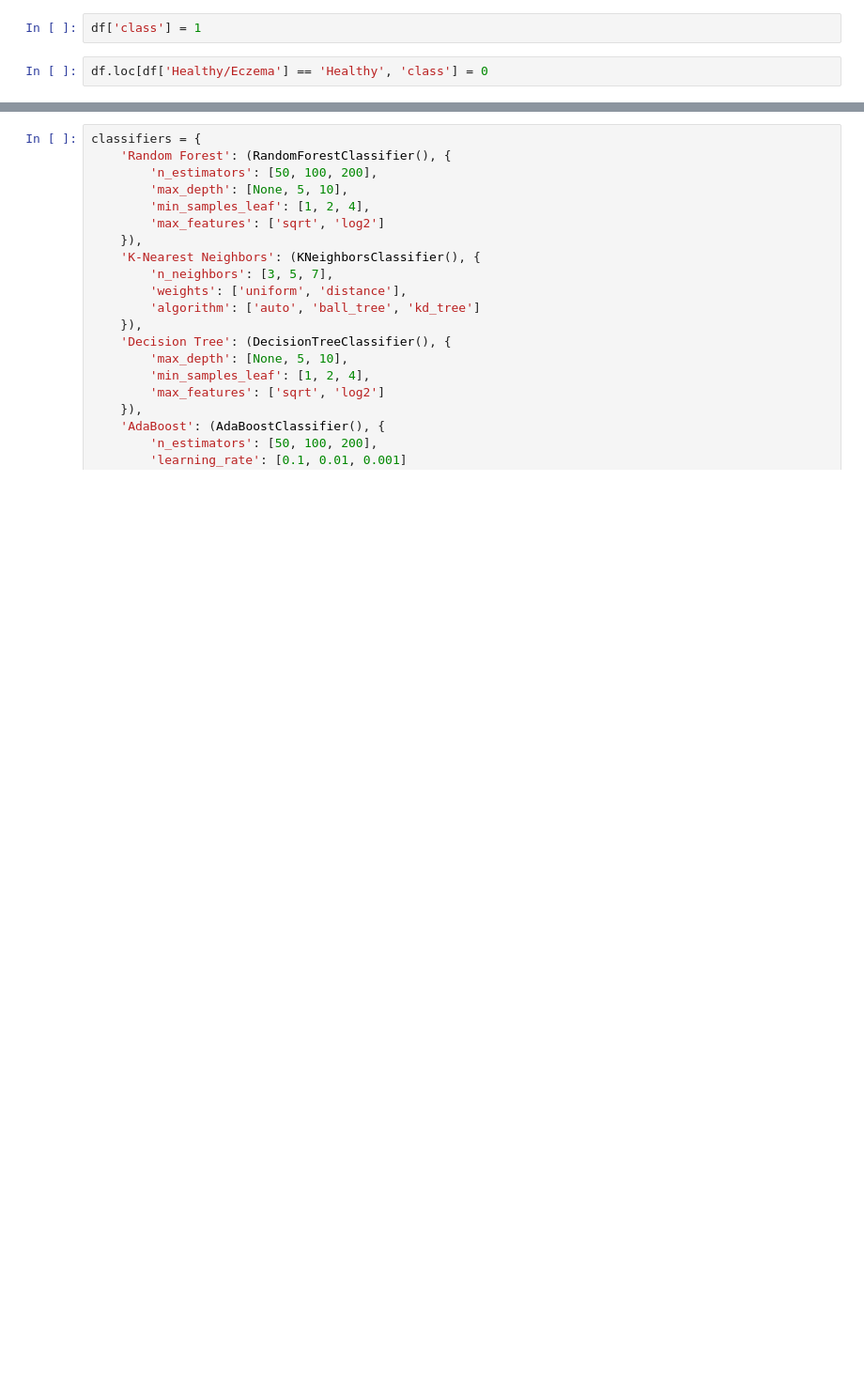
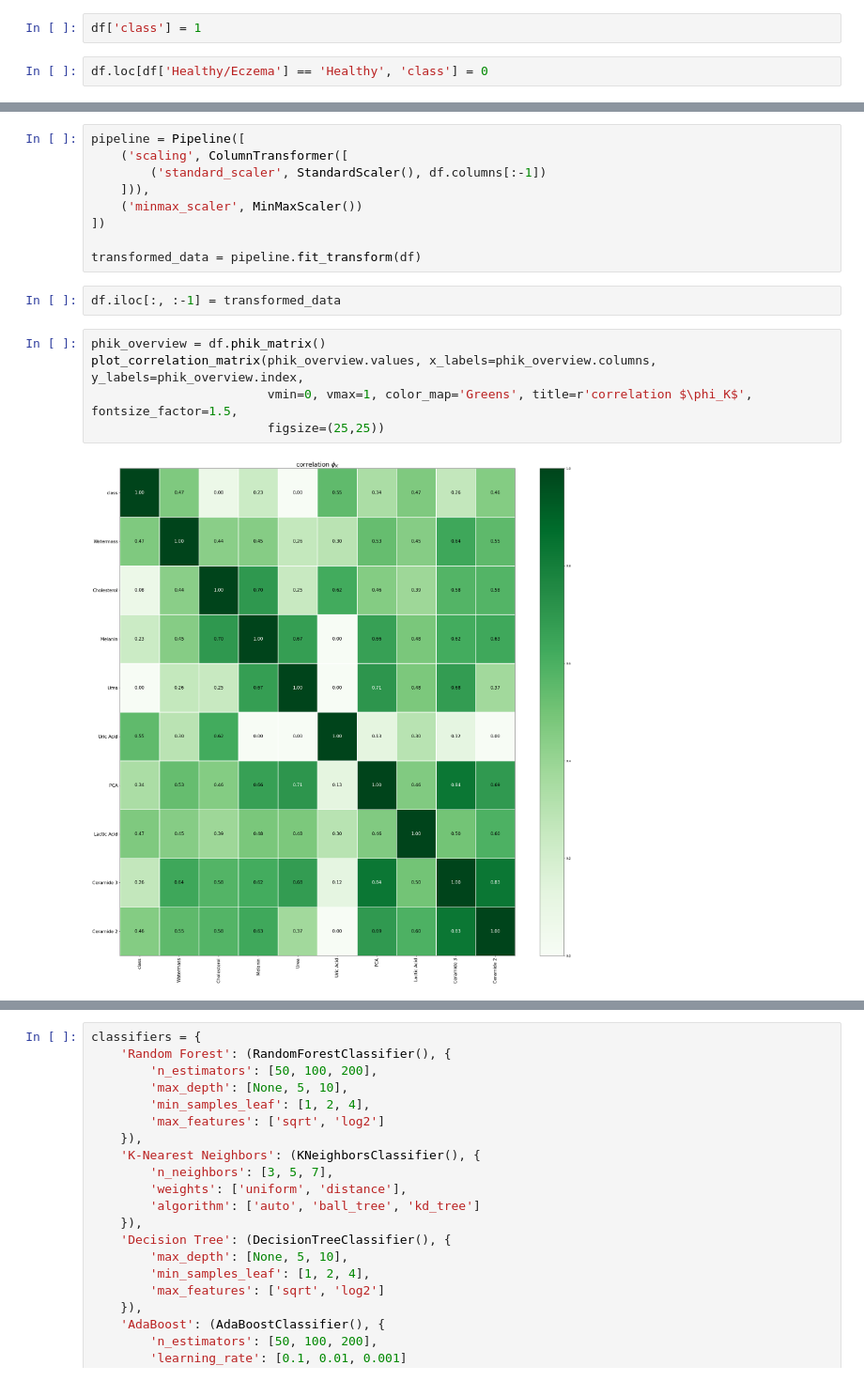
Before and after one commit to RottenLemons/raman-ezcema, a Jupyter notebook: Eczema.ipynb, the cells around one changed output, grey strips where cells are left out. Shown at 94% size. Cells and saved outputs as stored; diff of their text form; blank space fills up the shorter version.

```diff
--- a/Eczema.ipynb
+++ b/Eczema.ipynb
@@ -62,0 +107,18 @@ df = df.drop('Subject', axis=1) # Dropping useless columns
+# %%
+pipeline = Pipeline([
+    ('scaling', ColumnTransformer([
+        ('standard_scaler', StandardScaler(), df.columns[:-1])
+    ])),
+    ('minmax_scaler', MinMaxScaler())
+])
+
+transformed_data = pipeline.fit_transform(df)
+# %%
+df.iloc[:, :-1] = transformed_data
+# %%
+phik_overview = df.phik_matrix()
+plot_correlation_matrix(phik_overview.values, x_labels=phik_overview.columns, y_labels=phik_overview.index,
+                        vmin=0, vmax=1, color_map='Greens', title=r'correlation $\phi_K$', fontsize_factor=1.5,
+                        figsize=(25,25))
+# %% [output]
+[figure, added]
```
Also changed, not shown: parts of 32 cells of this notebook, 5 other files.
